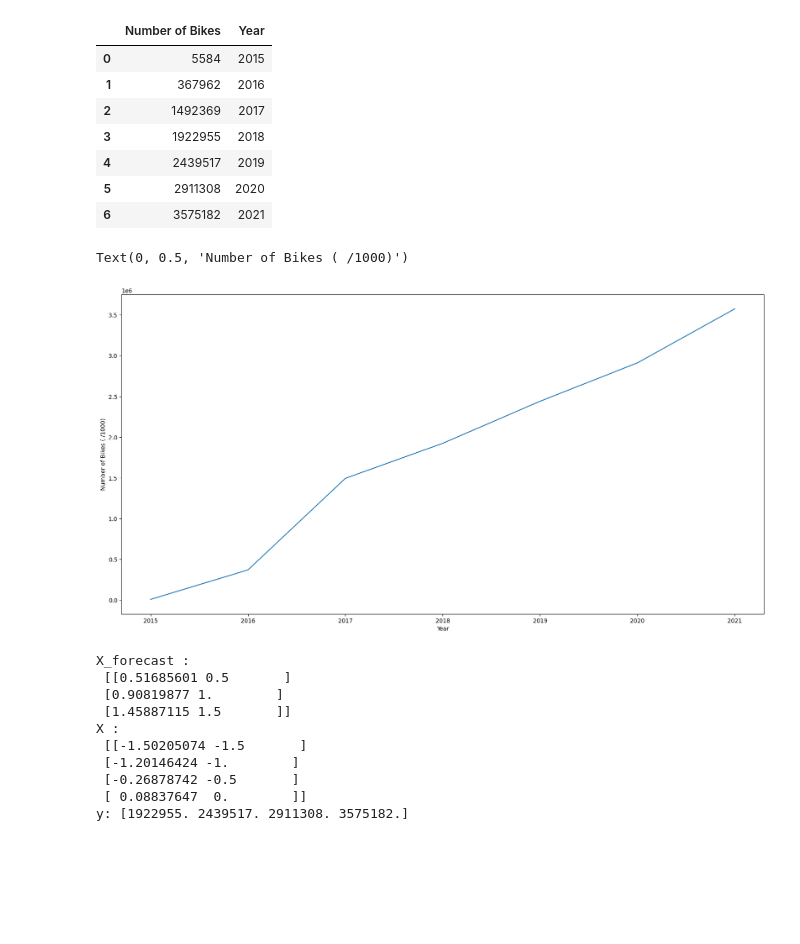
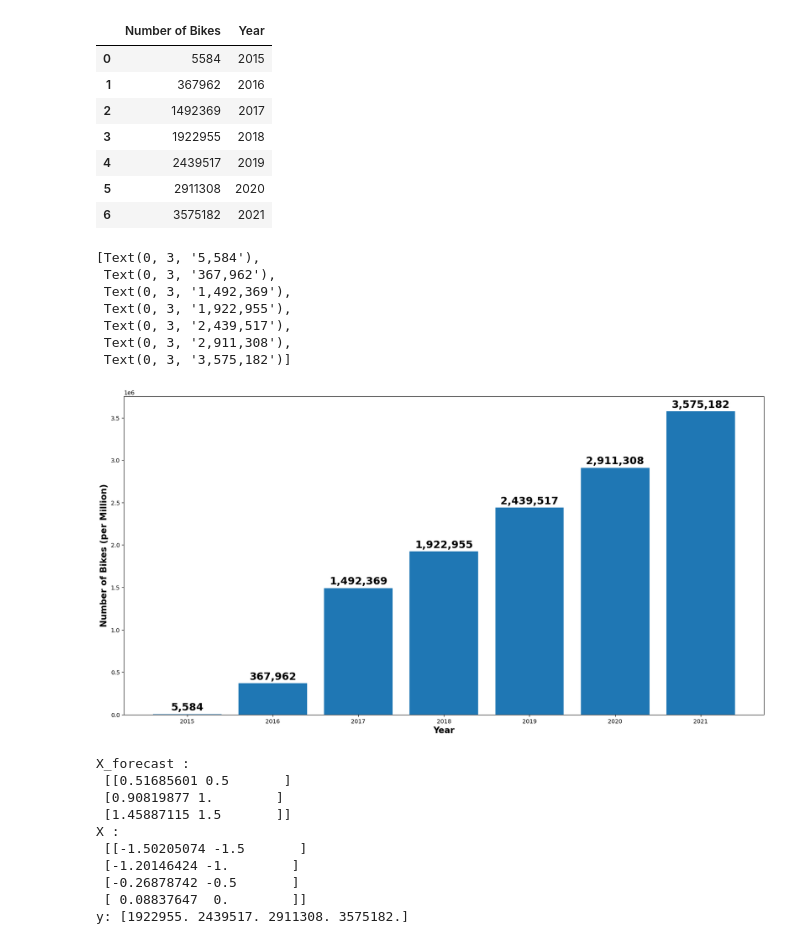
Before and after one commit to L-Pen/EY-case-comp-2022, a Jupyter notebook: bikemodel.ipynb, the cells around one changed output. Drawn from its saved outputs; the diff is of its cells as text; code cells hidden in the pictures; blank space fills up the shorter version.

```diff
--- a/bikemodel.ipynb
+++ b/bikemodel.ipynb
@@ -96,13 +96,29 @@ df
 | 4 | 2439517 | 2019 |
 | 5 | 2911308 | 2020 |
 | 6 | 3575182 | 2021 |
-# %%
-plt.plot(df['Year'].values.tolist(),df['Number of Bikes'].values.tolist())
-plt.xlabel('Year')
-plt.ylabel('Number of Bikes ( /1000)')
-# %% [output]
-Text(0, 0.5, 'Number of Bikes ( /1000)')
-[figure, removed]
+# %%
+from tkinter.font import BOLD
+
+y = df['Number of Bikes'].values.tolist()
+y_temp = []
+for num in y:
+    numbers = "{:,}".format(num)
+    y_temp.append(numbers)
+
+
+barplot = plt.bar(df['Year'].values.tolist(),df['Number of Bikes'].values.tolist())
+plt.xlabel('Year',fontsize=15,weight='bold')
+plt.ylabel('Number of Bikes (per Million)',fontsize=15,weight='bold')
+plt.bar_label(barplot,labels=y_temp,padding=3,fontsize=18,weight='bold')
+# %% [output]
+[Text(0, 3, '5,584'),
+ Text(0, 3, '367,962'),
+ Text(0, 3, '1,492,369'),
+ Text(0, 3, '1,922,955'),
+ Text(0, 3, '2,439,517'),
+ Text(0, 3, '2,911,308'),
+ Text(0, 3, '3,575,182')]
+[figure, added]
 # %%
 forecast = 3 #forecast variable represents how many years in the future I'm trying to predict
 df['Prediction'] = df["Number of Bikes"].shift(-3) #Create a prediction row and keep 3 cells blank before inserting predicted values
```
Also changed, not shown: parts of 6 cells of this notebook.
